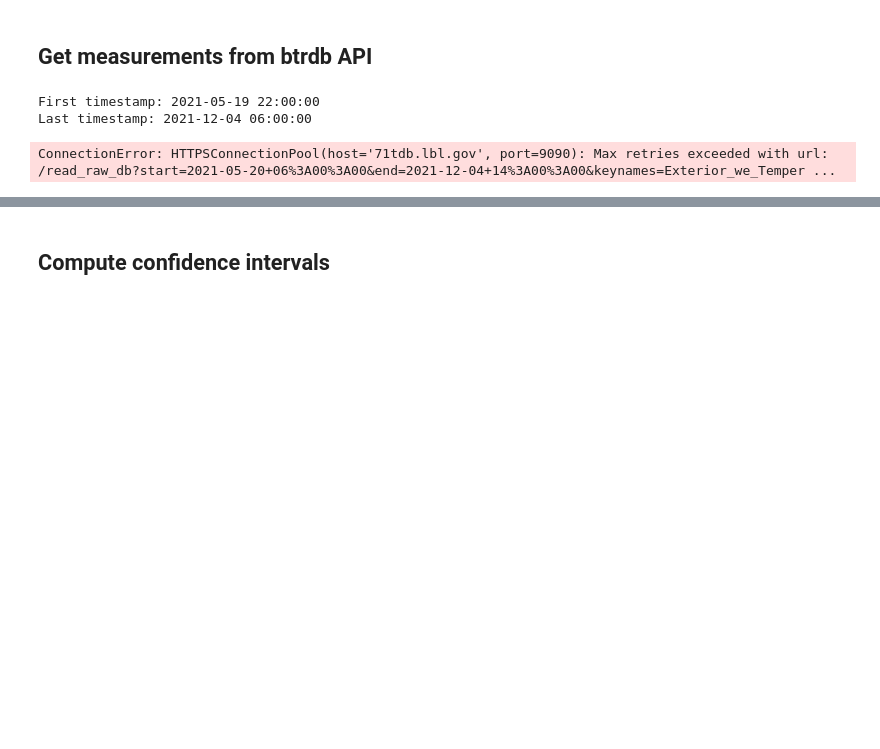
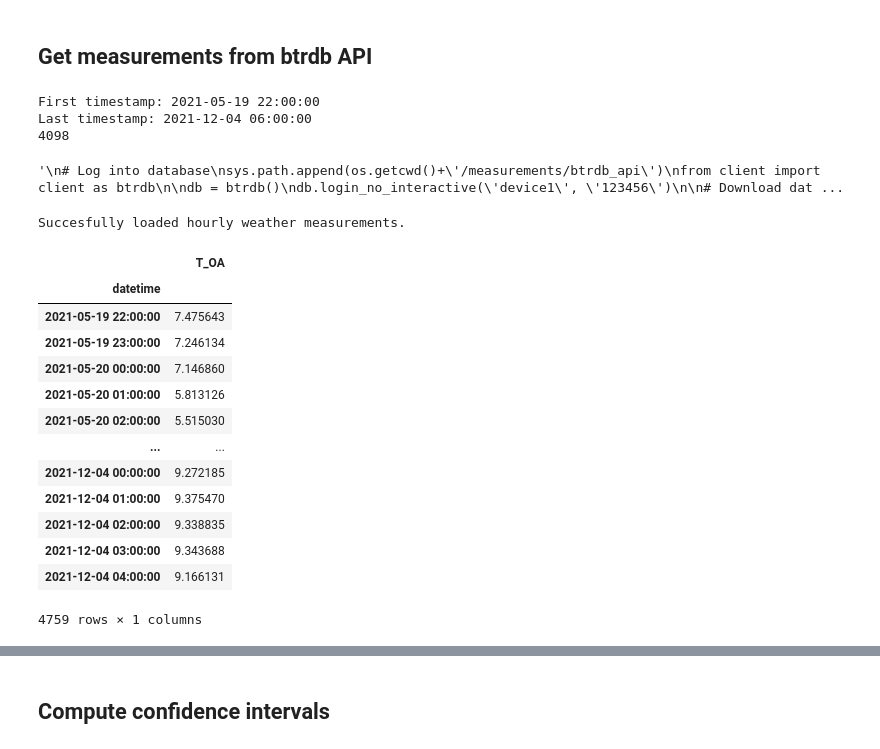
Before and after one commit to thdfw/master_thesis, a Jupyter notebook: pareto/weather_confidence/confidence_intervals.ipynb, the cells around one changed output, grey strips where cells are left out. Cells and saved outputs as stored; diff of their text form; code cells hidden in the pictures; blank space fills up the shorter version.

```diff
--- a/pareto/weather_confidence/confidence_intervals.ipynb
+++ b/pareto/weather_confidence/confidence_intervals.ipynb
@@ -73,10 +74,13 @@ format_string = "%Y-%d-%m-%H:%M:%S"
 first_timestamp = dtm.datetime.strptime(first_date, format_string)
 last_timestamp = dtm.datetime.strptime(last_date, format_string)
 print(f"First timestamp: {first_timestamp}\nLast timestamp: {last_timestamp}")
+print(len(dates))
 # %% [output]
 First timestamp: 2021-05-19 22:00:00
 Last timestamp: 2021-12-04 06:00:00
+4098
 # %%
+'''
 # Log into database
 sys.path.append(os.getcwd()+'/measurements/btrdb_api')
 from client import client as btrdb
@@ -93,7 +97,31 @@ monitored_data = monitored_data[['T_OA']]
 measurement_hourly = monitored_data.resample('H').mean()
 print(f"Succesfully loaded hourly weather measurements.")
 display(measurement_hourly)
+'''
 # %% [output]
-ConnectionError: HTTPSConnectionPool(host='71tdb.lbl.gov', port=9090): Max retries exceeded with url: /read_raw_db?start=2021-05-20+06%3A00%3A00&end=2021-12-04+14%3A00%3A00&keynames=Exterior_we_Temper ...
+'\n# Log into database\nsys.path.append(os.getcwd()+\'/measurements/btrdb_api\')\nfrom client import client as btrdb\n\ndb = btrdb()\ndb.login_no_interactive(\'device1\', \'123456\')\n\n# Download dat ...
+# %%
+measurement_hourly = pd.read_csv(os.getcwd()+'/measurements/flexlab_temp.csv')
+measurement_hourly = measurement_hourly.rename(columns={'/weather/Weather-Station/W-OAT-2': 'T_OA'})
+print(f"Succesfully loaded hourly weather measurements.")
+measurement_hourly['datetime'] = pd.to_datetime(measurement_hourly['datetime'])
+measurement_hourly.set_index('datetime', inplace=True)
+display(measurement_hourly)
+# %% [output]
+Succesfully loaded hourly weather measurements.
+|  | T_OA |
+| datetime |  |
+| 2021-05-19 22:00:00 | 7.475643 |
+| 2021-05-19 23:00:00 | 7.246134 |
+| 2021-05-20 00:00:00 | 7.146860 |
+| 2021-05-20 01:00:00 | 5.813126 |
+| 2021-05-20 02:00:00 | 5.515030 |
+| ... | ... |
+| 2021-12-04 00:00:00 | 9.272185 |
+| 2021-12-04 01:00:00 | 9.375470 |
+| 2021-12-04 02:00:00 | 9.338835 |
+| 2021-12-04 03:00:00 | 9.343688 |
+| 2021-12-04 04:00:00 | 9.166131 |
+4759 rows × 1 columns
 # %%
 df = df_final
```
Also changed, not shown: parts of 9 cells of this notebook, 15 other files.
